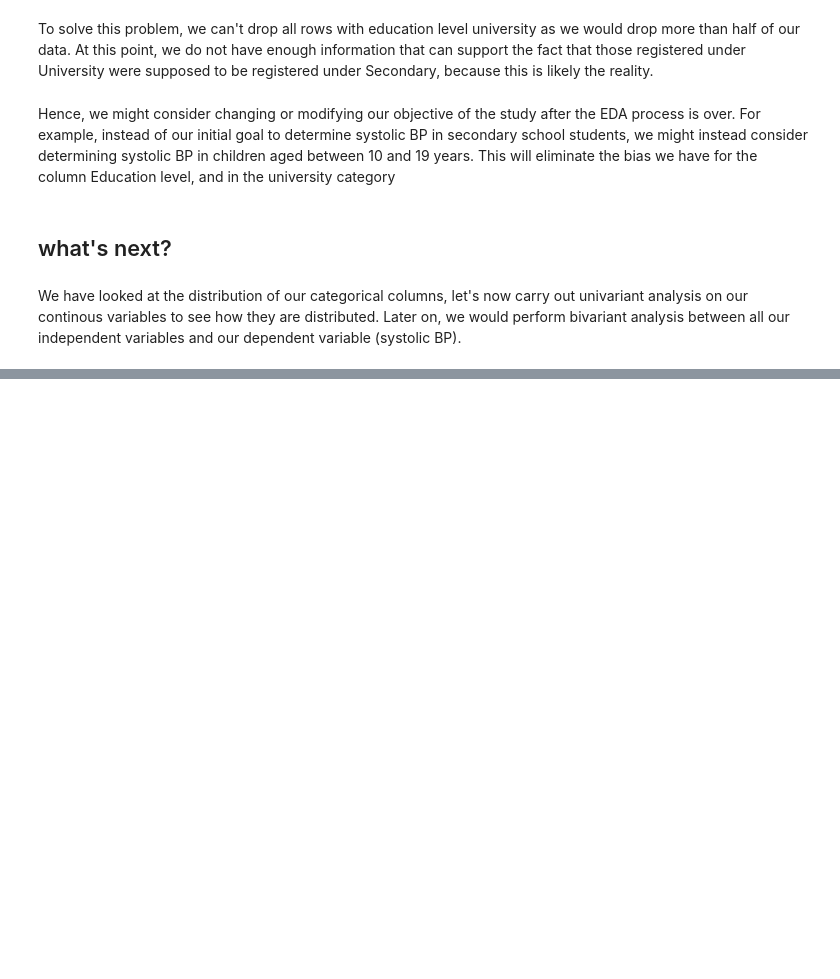
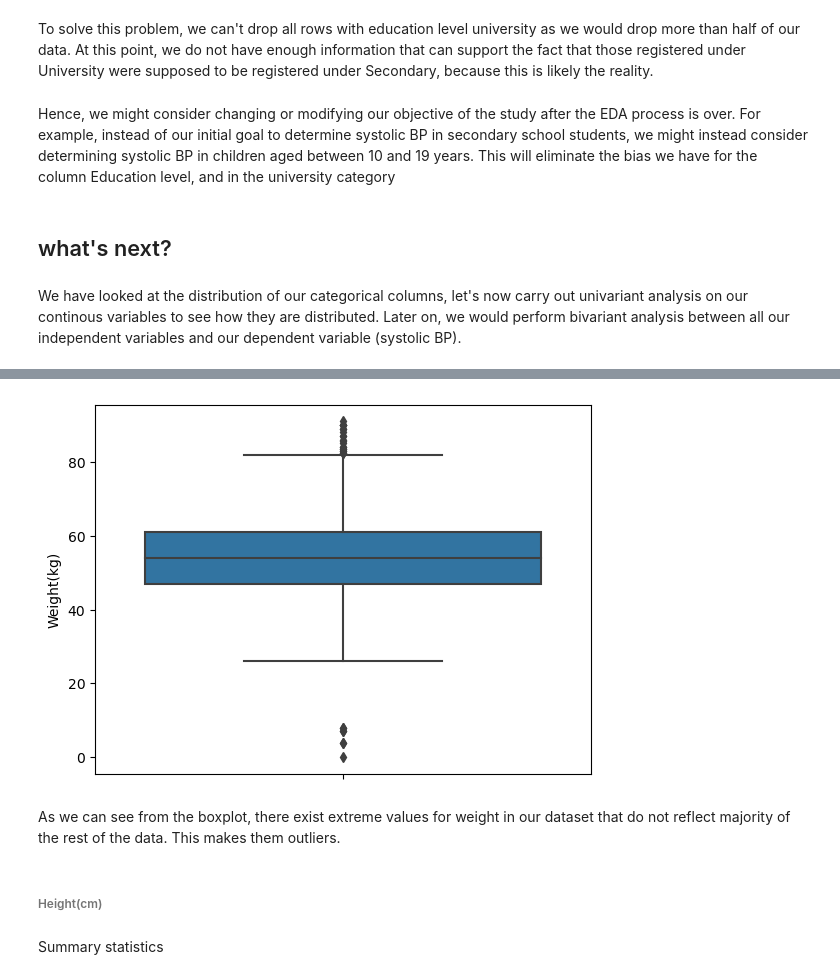
Before and after one commit to Ndong21/Datascience_python_regression, a Jupyter notebook: Datascience_python_regression.ipynb, the cells around one changed output, grey strips where cells are left out. Cells and saved outputs as stored; diff of their text form; code cells hidden in the pictures; blank space fills up the shorter version.

Commit message:
univariate analysis on continous data

```diff
--- a/Datascience_python_regression.ipynb
+++ b/Datascience_python_regression.ipynb
@@ -560,0 +545,12 @@ We have looked at the distribution of our categorical columns, let's now carry o
+# %%
+# display a box plot
+
+box=sns.boxplot(y=students['Weight(kg)'])
+# %% [output]
+[figure, added]
+# %% [markdown]
+As we can see from the boxplot, there exist extreme values for weight in our dataset that do not reflect majority of the rest of the data. This makes them outliers.
+# %% [markdown]
+###### Height(cm)
+# %% [markdown]
+Summary statistics
```
Also changed, not shown: parts of 46 cells of this notebook.
